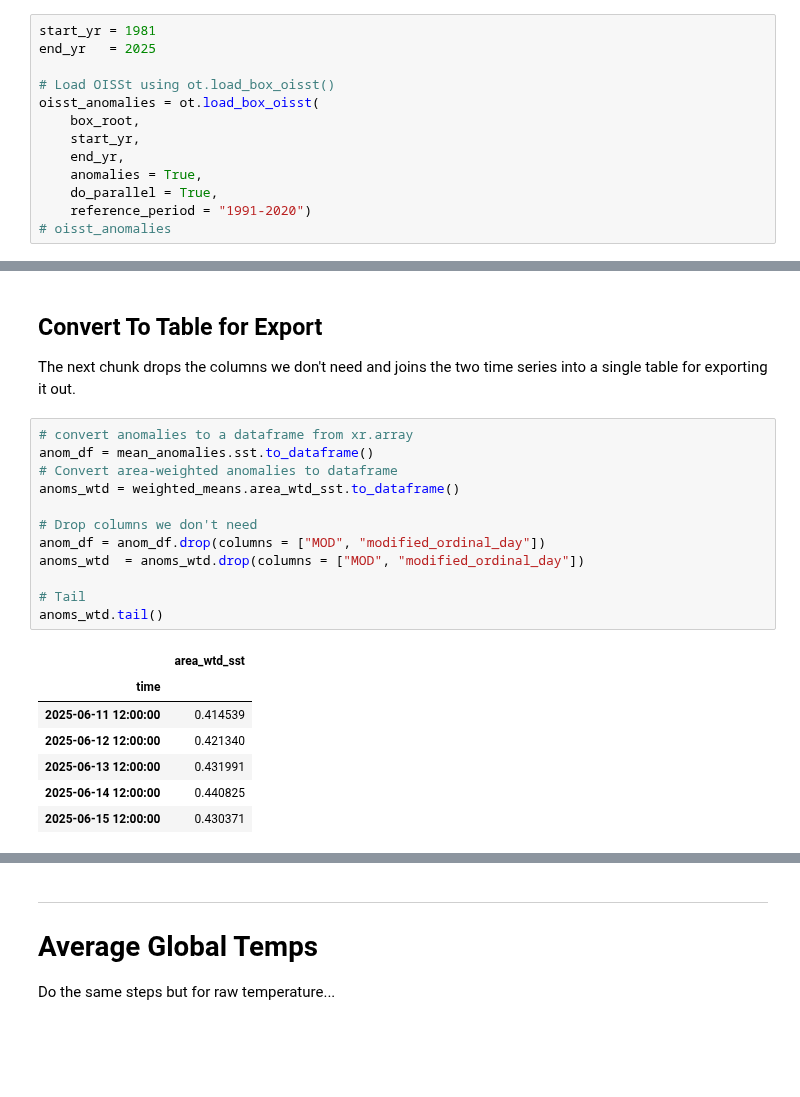
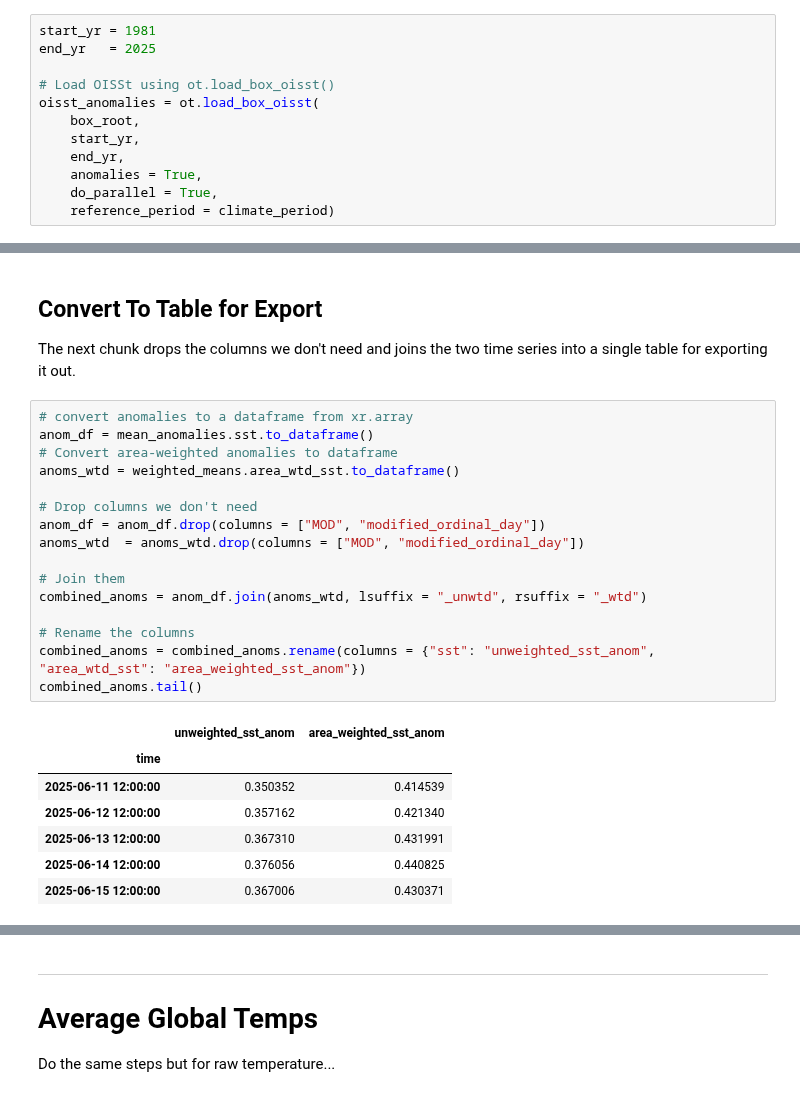
Before and after one commit to adamkemberling/oisst_mainstays, a Jupyter notebook: notebooks/09_BASE_global_temp_timeline.ipynb, the cells around one changed output, grey strips where cells are left out. Cells and saved outputs as stored; diff of their text form; blank space fills up the shorter version.

```diff
--- a/notebooks/09_BASE_global_temp_timeline.ipynb
+++ b/notebooks/09_BASE_global_temp_timeline.ipynb
@@ -45,8 +45,7 @@ oisst_anomalies = ot.load_box_oisst(
     end_yr,
     anomalies = True,
     do_parallel = True,
-    reference_period = "1991-2020")
-# oisst_anomalies
+    reference_period = climate_period)
 # %% [markdown]
 ## Get Mean Time Series, and Area-Weighted Series
 
@@ -74,21 +70,25 @@ The next chunk drops the columns we don't need and joins the two time series int
 # %%
 # convert anomalies to a dataframe from xr.array
 anom_df = mean_anomalies.sst.to_dataframe()
 # Convert area-weighted anomalies to dataframe
 anoms_wtd = weighted_means.area_wtd_sst.to_dataframe()
 
 # Drop columns we don't need
 anom_df = anom_df.drop(columns = ["MOD", "modified_ordinal_day"])
 anoms_wtd  = anoms_wtd.drop(columns = ["MOD", "modified_ordinal_day"])
 
-# Tail
-anoms_wtd.tail()
+# Join them
+combined_anoms = anom_df.join(anoms_wtd, lsuffix = "_unwtd", rsuffix = "_wtd")
+
+# Rename the columns
+combined_anoms = combined_anoms.rename(columns = {"sst": "unweighted_sst_anom", "area_wtd_sst": "area_weighted_sst_anom"})
+combined_anoms.tail()
 # %% [output]
-|  | area_wtd_sst |
-| time |  |
-| 2025-06-11 12:00:00 | 0.414539 |
-| 2025-06-12 12:00:00 | 0.421340 |
-| 2025-06-13 12:00:00 | 0.431991 |
-| 2025-06-14 12:00:00 | 0.440825 |
-| 2025-06-15 12:00:00 | 0.430371 |
+|  | unweighted_sst_anom | area_weighted_sst_anom |
+| time |  |  |
+| 2025-06-11 12:00:00 | 0.350352 | 0.414539 |
+| 2025-06-12 12:00:00 | 0.357162 | 0.421340 |
+| 2025-06-13 12:00:00 | 0.367310 | 0.431991 |
+| 2025-06-14 12:00:00 | 0.376056 | 0.440825 |
+| 2025-06-15 12:00:00 | 0.367006 | 0.430371 |
 # %%
```
Also changed, not shown: parts of 9 cells of this notebook, 2 other files.
